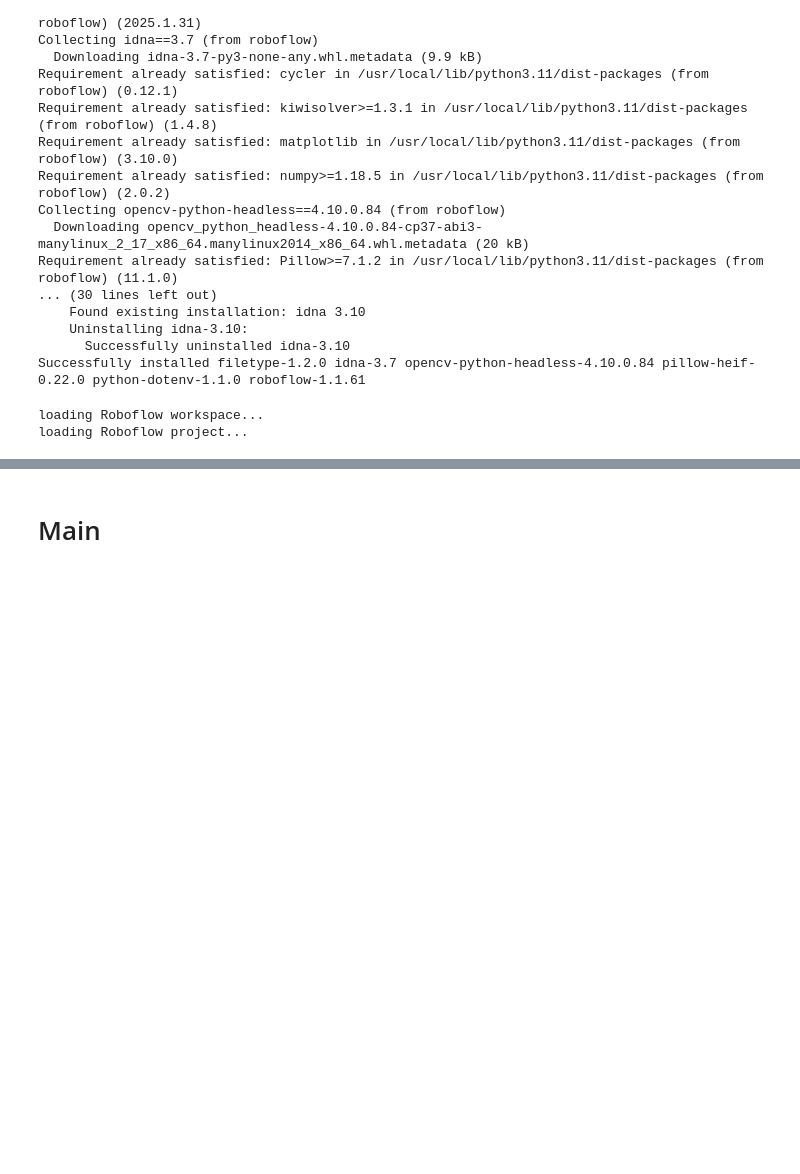
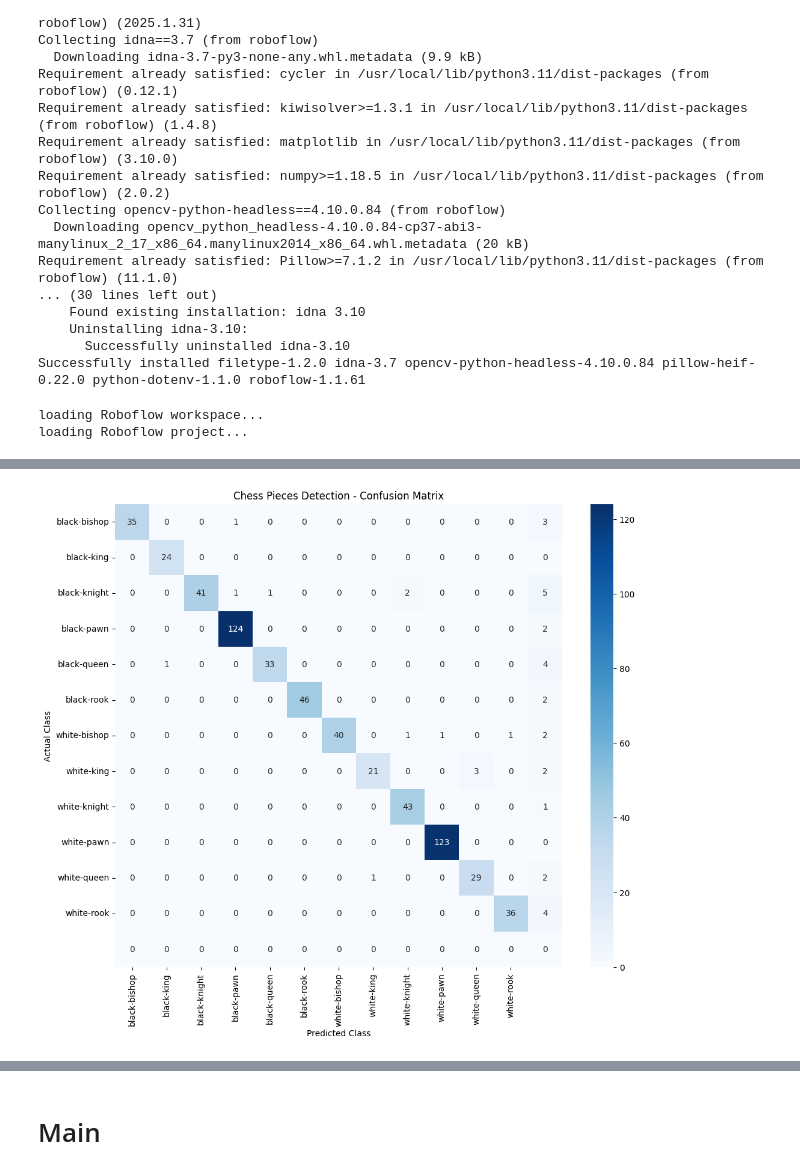
Before and after one commit to FadeZx/DT-467_ChessMoveTracking, a Jupyter notebook: 2_2024_DT_467_ChessMove.ipynb, the cells around one changed output, grey strips where cells are left out. Saved outputs shown, nothing was run; the diff lists cells and outputs as text; code cells hidden in the pictures; blank space fills up the shorter version.

```diff
--- a/2_2024_DT_467_ChessMove.ipynb
+++ b/2_2024_DT_467_ChessMove.ipynb
@@ -195,0 +227,7 @@ Starting training for 25 epochs...
+# %%
+model_eval = YOLO("runs/detect/train/weights/best.pt")
+# %%
+weight = model_eval.val(
+    data="/content/Chess-Pieces-3/data.yaml",
+    split='test'
+)
@@ -196,2 +253,22 @@ Starting training for 25 epochs...
+# %%
+import seaborn as sns
+import matplotlib.pyplot as plt
+import numpy as np
+
+classes = [
+    'black-bishop', 'black-king', 'black-knight', 'black-pawn', 'black-queen', 'black-rook',
+    'white-bishop', 'white-king', 'white-knight', 'white-pawn', 'white-queen', 'white-rook'
+]
+
+plt.figure(figsize=(12, 10))
+sns.heatmap(weight.confusion_matrix.matrix, annot=True, fmt=".0f", cmap="Blues",
+            xticklabels=classes, yticklabels=classes)
+
+plt.title('Chess Pieces Detection - Confusion Matrix')
+plt.ylabel('Actual Class')
+plt.xlabel('Predicted Class')
+plt.show()
+# %% [output]
+[figure, added]
 # %%
 import cv2
```
Also changed, not shown: parts of 9 cells of this notebook.
